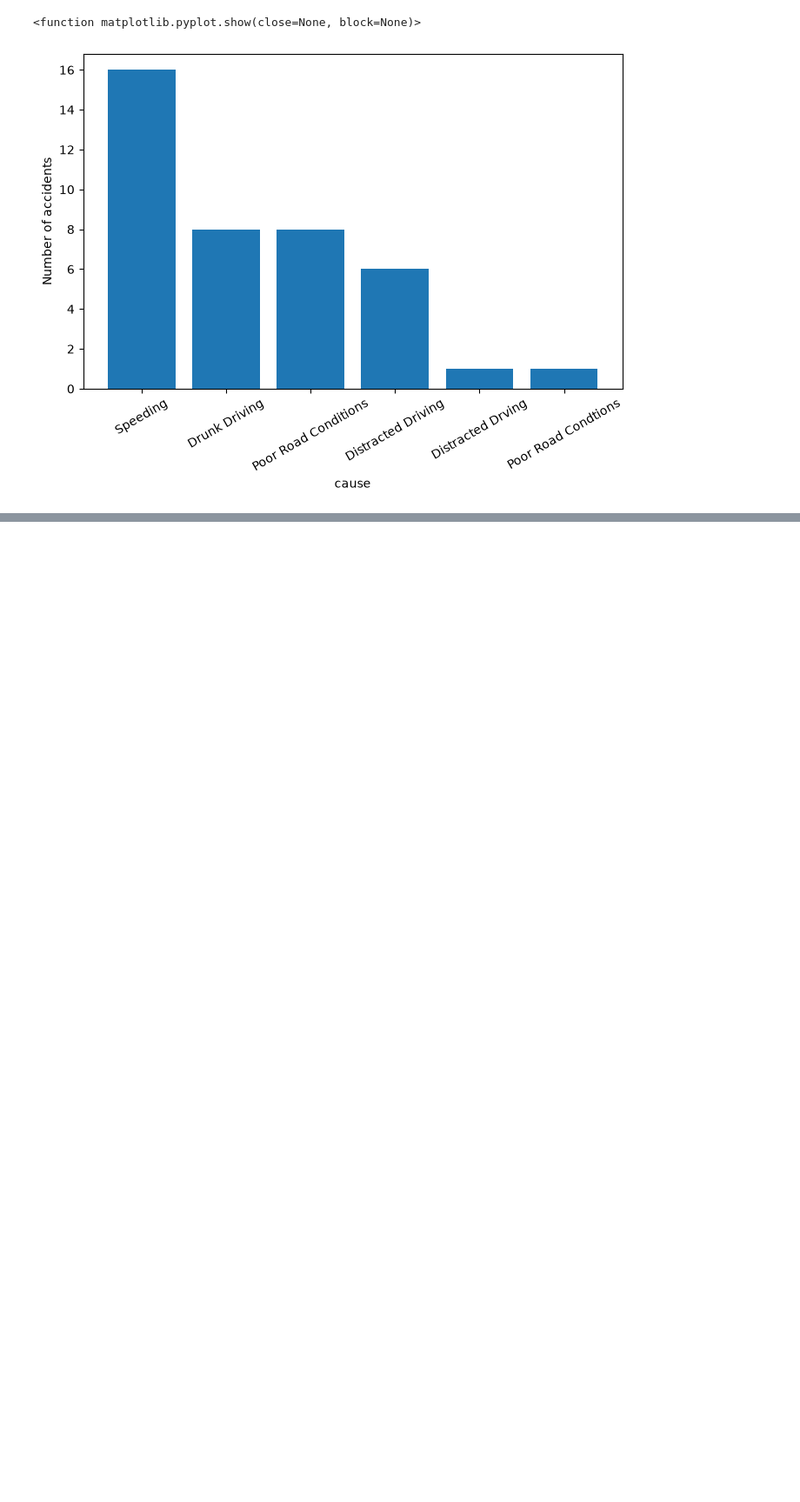
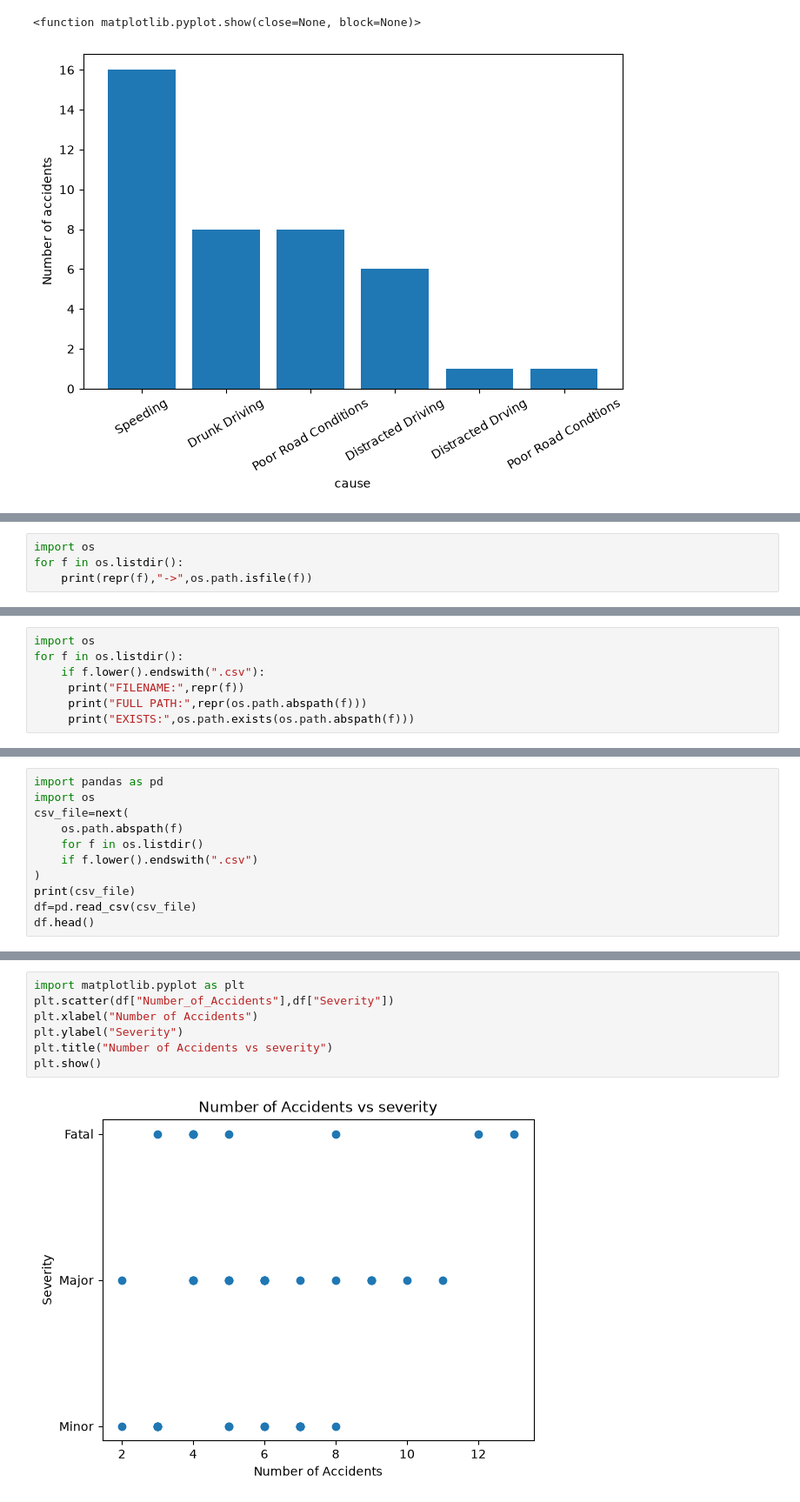
Before and after one commit to Njengaton/Nathan-Njenga-Python-Flask-Assignement, a Jupyter notebook: accident_statisitcs.csv.ipynb, the cells around one changed output, grey strips where cells are left out. Shown at 87% size. Saved outputs shown, nothing was run; the diff lists cells and outputs as text; blank space fills up the shorter version.

```diff
--- a/accident_statisitcs.csv.ipynb
+++ b/accident_statisitcs.csv.ipynb
@@ -76,0 +118,4 @@ plt.show
+# %%
+import os
+for f in os.listdir():
+    print(repr(f),"->",os.path.isfile(f))
@@ -76,0 +127,7 @@ plt.show
+# %%
+import os
+for f in os.listdir():
+    if f.lower().endswith(".csv"):
+     print("FILENAME:",repr(f))
+     print("FULL PATH:",repr(os.path.abspath(f)))
+     print("EXISTS:",os.path.exists(os.path.abspath(f)))
@@ -76,0 +138,11 @@ plt.show
+# %%
+import pandas as pd
+import os
+csv_file=next(
+    os.path.abspath(f)
+    for f in os.listdir()
+    if f.lower().endswith(".csv")
+)
+print(csv_file)
+df=pd.read_csv(csv_file)
+df.head()
@@ -76,0 +181,9 @@ plt.show
+# %%
+import matplotlib.pyplot as plt
+plt.scatter(df["Number_of_Accidents"],df["Severity"])
+plt.xlabel("Number of Accidents")
+plt.ylabel("Severity")
+plt.title("Number of Accidents vs severity")
+plt.show()
+# %% [output]
+[figure, added]
```
Also changed, not shown: parts of 11 cells of this notebook.
